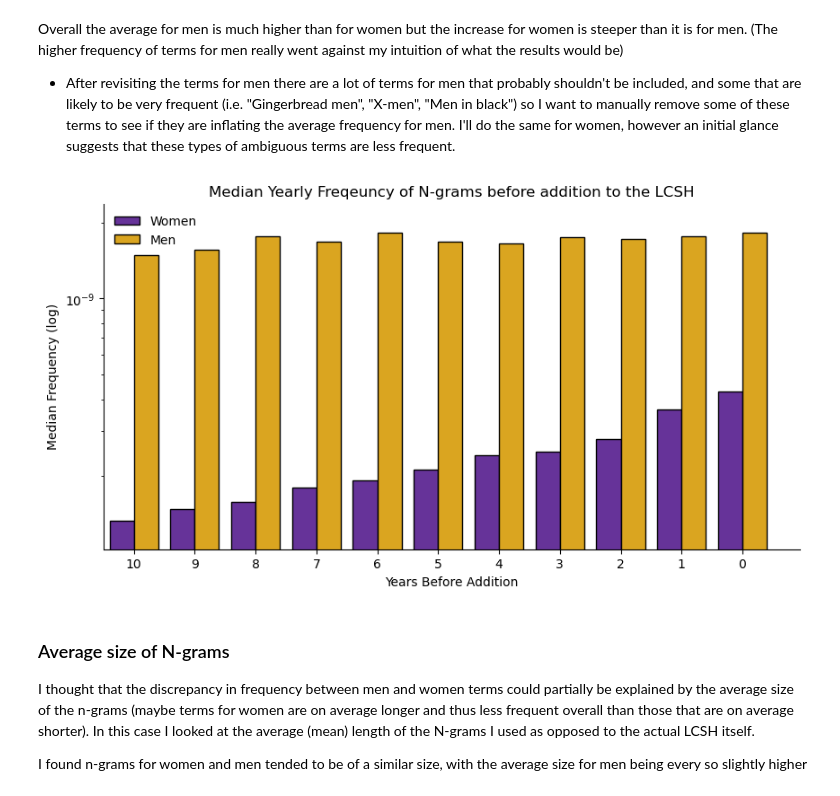
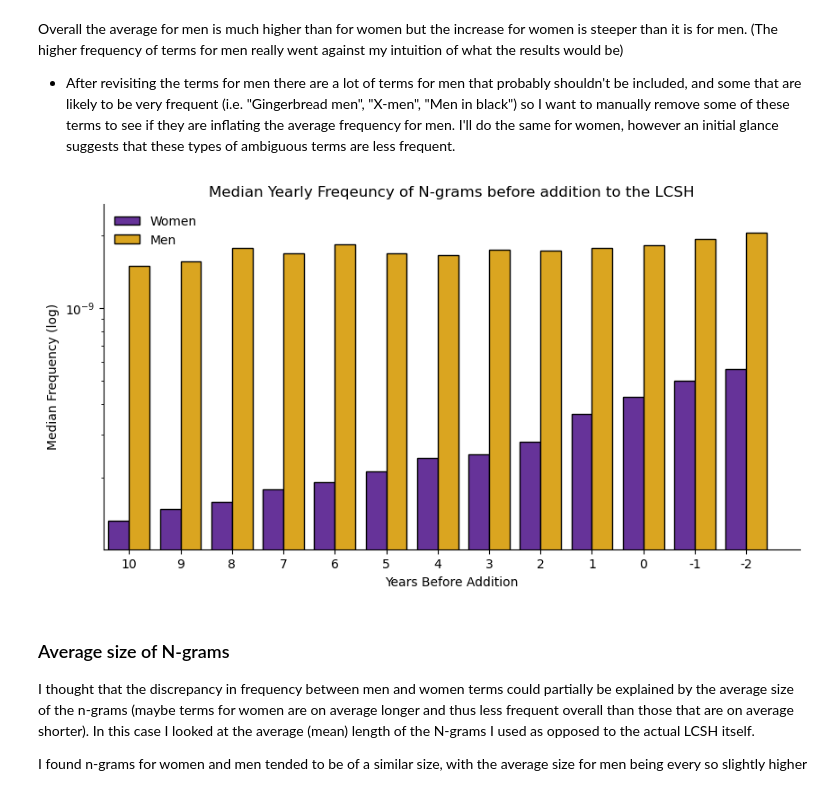
Before and after one commit to katie-warburton/Gender-in-the-LCSH, a Jupyter notebook: LCSHs & Gender.ipynb, the cells around one changed output. Drawn from its saved outputs; the diff is of its cells as text; code cells hidden in the pictures.

```diff
--- a/LCSHs & Gender.ipynb
+++ b/LCSHs & Gender.ipynb
@@ -575,8 +575,8 @@ Frequency is pretty variable (partially because n-grams of different sizes have
 
 - Next I'll try box plots on a log scale to try and get a better sense of the differences (or compute average log frequency?)
 # %%
-mRawFreqs = getRawFreqs(mFreqs, mYrs, 10, 0)
-wRawFreqs = getRawFreqs(wFreqs, wYrs, 10, 0)
+mRawFreqs = getRawFreqs(mFreqs, mYrs, 10, 2)
+wRawFreqs = getRawFreqs(wFreqs, wYrs, 10, 2)
 
 freqBoxPlot(mRawFreqs, 'Men', 'goldenrod')
 freqBoxPlot(wRawFreqs, 'Women', 'rebeccapurple')
@@ -599,25 +599,25 @@ Overall the average for men is much higher than for women but the increase for w
 - After revisiting the terms for men there are a lot of terms for men that probably shouldn't be included, and some that are likely to be very frequent (i.e. "Gingerbread men", "X-men", "Men in black") so I want to manually remove some of these terms to see if they are inflating the average frequency for men. I'll do the same for women, however an initial glance suggests that these types of ambiguous terms are less frequent.
 # %%
 width = 0.4
-x = [i for i in range(0, -(10+1), -1)]
+x = [i for i in range(2, -(10+1), -1)]
 x.reverse()
 x = np.array(x)
 _, ax = plt.subplots(figsize = (10, 5))
 ax.spines[['top', 'right']].set_visible(False)
 ax.bar(x-width,wFreqAvg, width, color='rebeccapurple',label='Women',align='edge', edgecolor='black')
 ax.bar(x,mFreqAvg, width, color='goldenrod',label='Men',align='edge', edgecolor='black')
 
 plt.xticks([x[i] for i in range(0, len(x))], [-(x[i]) for i in range(0, len(x))])
 plt.xlim(-10-0.5)
 plt.margins(0, 0.1)
 plt.title(f'Median Yearly Freqeuncy of N-grams before addition to the LCSH')
 plt.xlabel('Years Before Addition')
 plt.ylabel('Median Frequency (log)')
 plt.legend(loc='upper left', frameon=False)
 plt.yscale('log')
 plt.show()
 # %% [output]
-[figure, old version]
+[figure, new version]
 # %% [markdown]
 ### Average size of N-grams
 I thought that the discrepancy in frequency between men and women terms could partially be explained by the average size of the n-grams (maybe terms for women are on average longer and thus less frequent overall than those that are on average shorter). In this case I looked at the average (mean) length of the N-grams I used as opposed to the actual LCSH itself.
```
Also changed, not shown: parts of 7 cells of this notebook, 4 other files.
